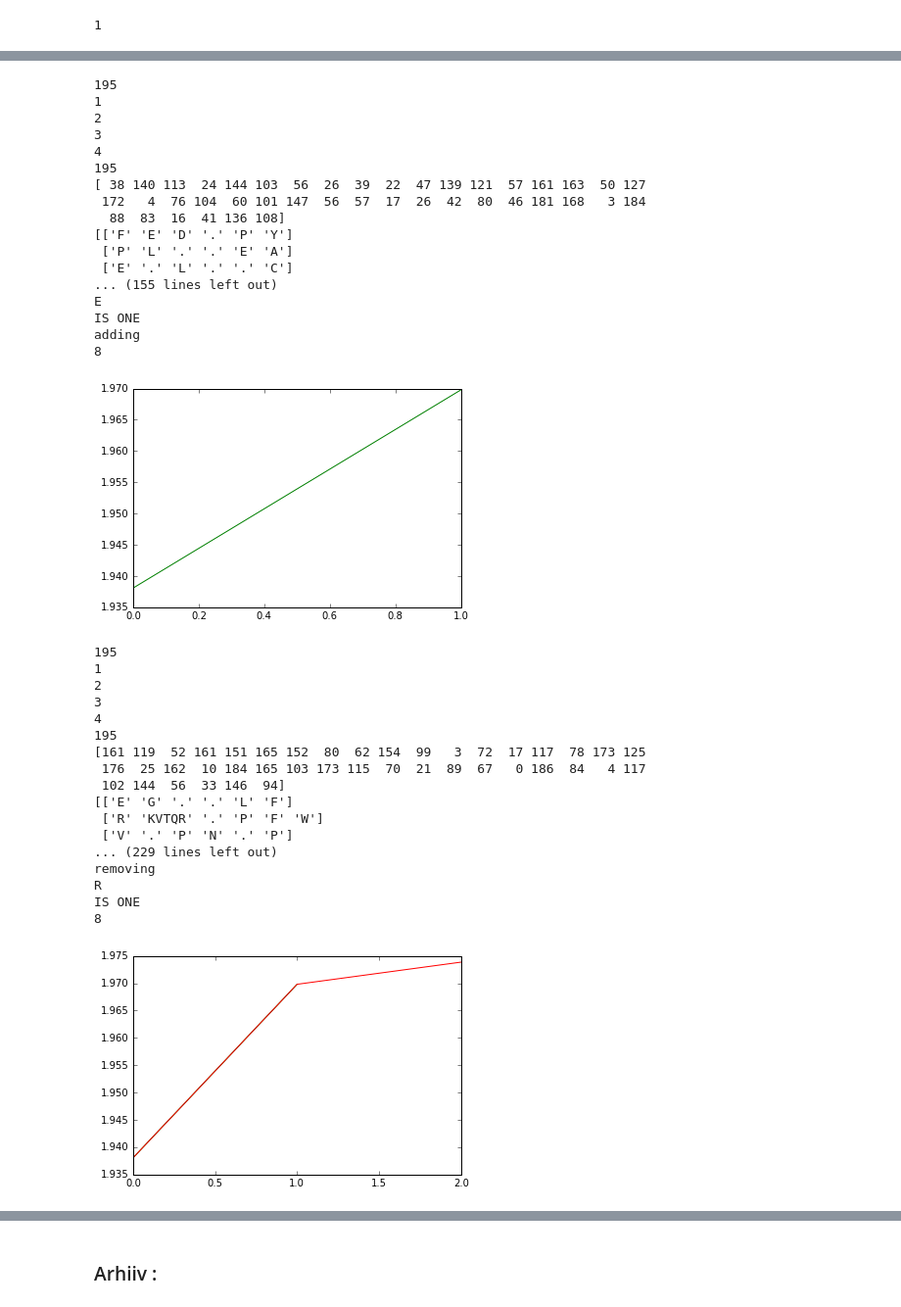
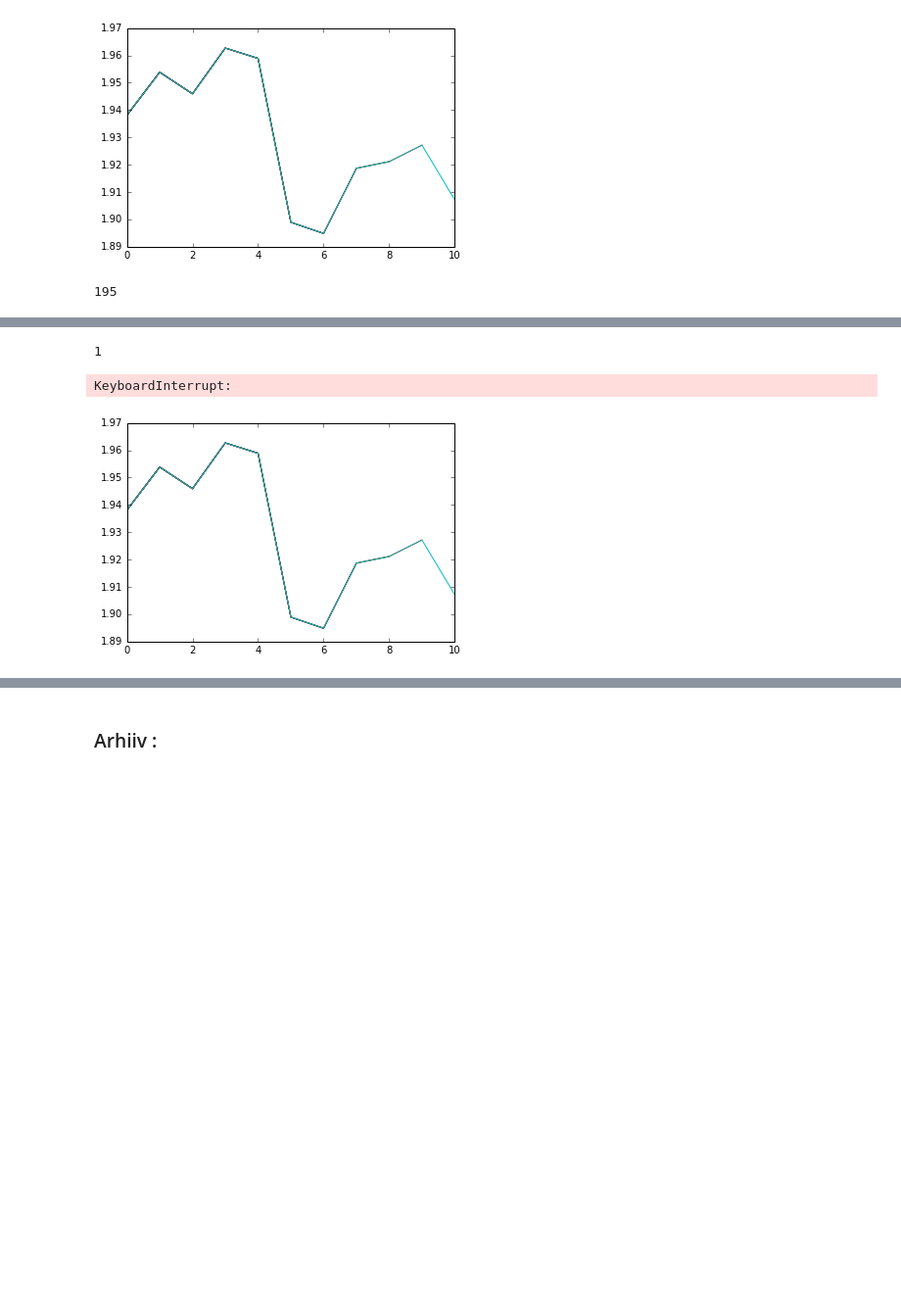
Before and after one commit to Markusli/text_algorithms, a Jupyter notebook: Untitled.ipynb, the cells around one changed output, grey strips where cells are left out. Shown at 98% size. Saved outputs shown, nothing was run; the diff lists cells and outputs as text; code cells hidden in the pictures; blank space fills up the shorter version.

```diff
--- a/Untitled.ipynb
+++ b/Untitled.ipynb
@@ -51,8 +39,5 @@ testLength = len(peptides)
 # %%
-
-
-
-
+#CONSTRUCT GRAPH--------------------------------
 g = gt.Graph()
 
 e_weight = g.new_edge_property("int")
@@ -63,7 +48,7 @@ v_letter = g.new_vertex_property('string')
 g.vertex_properties['letters'] = v_letter
 
 root = g.add_vertex(1)
-for i in tqdm.tqdm(range(testLength)):
+for i in tqdm.tqdm(range(peptidesToAdd)):
     peptide = peptides[i]
     current = root
     for letter in peptide:
@@ -89,5 +68,6 @@ NameError: name 'g' is not defined
 # %%
-g = pickle.load(open('full_graph.p', 'rb'))
+#LOAD COLORED GRAPH--------------------------------
+g = pickle.load(open(graph_filename, 'rb'))
 root = [x for x in list(g.vertices()) if x.in_degree() == 0][0]
 e_weight = g.edge_properties['weights']
 e_colored = g.edge_properties['colors']
@@ -98,12 +75,9 @@ gt.graph_draw(g, pos=pos,edge_color=e_colored)
 # %%
+#COLOR GRAPH--------------------------------
 patterns = patterns_df['Pat?()']
-
-#print(len(patterns))
 
 def ifBetterThanRandom(amountOfPatterns,weight, depth):
     threshold = amountOfPatterns*(1/20)**depth
-    #print(depth)
-    #print(weight,threshold)
     if weight > threshold:
         return True
     else:
@@ -120,28 +94,21 @@ for pattern in patterns:
         depth += 1
         for current in vertices:
             if letter == '.':
-                #print('Found points')
                 for neighbor in list(current.out_neighbours()):
                     edge = g.edge(current,neighbor)
                     weight = e_weight[edge]
-                    #print(weight)
-                    if ifBetterThanRandom(testLength, weight, depth):
+                    if ifBetterThanRandom(peptidesToAdd, weight, depth):
                         e_colored[edge] = 1
                         nextVertices.add(neighbor)
-                    #else:
-                    #    print("NOT")
             else:
                 try:
                     neighbor = [x for x in current.out_neighbours() if v_letter[x] == letter][0]
                 except IndexError:
                     continue
-                #print("NEW")
-                #print(letter)
-                #print(v_letter[neighbor])
                 edge = g.edge(current,neighbor)
                 weight = e_weight[edge]
-                if ifBetterThanRandom(testLength, weight, depth):
+                if ifBetterThanRandom(peptidesToAdd, weight, depth):
                     e_colored[edge] = 1
                     nextVertices.add(neighbor)
-                #else:
-                #    print("NOT2")
+
+pickle.dump(g, open(graph_filename, 'wb'))
@@ -362,9 +326,3 @@ def crossover_at_index(individual1,individual2):
     return [individual1,individual2]
 
 candidates = pd.read_csv('data/specs_out.txt',sep='\t')['Pat?()'].values
-# %%
-print(np.random.choice(list(ALPHABET),1))
-
-for i in range(100):
-    #print(mutate(['A','A','A','A','A','A','A','A','A']))
-    print(mutate(['.','ABC','.','ABC','.','ABC','.','ABC','.','ABC']))
@@ -389,5 +329,5 @@ REMOVE ONE
 # %%
-individuals = [list(x) for x in candidates if len(x) == 6]
+individuals = [list(x) for x in candidates if len(x) == PEPTIDE_LENGTH]
 initial_individuals = individuals[:]
 CANDIDATES = 175
 GENERATIONS = 50
@@ -557,11 +497,12 @@ with Parallel(n_jobs=3) as parallel:
         scores.append(current_score)
         #if iteration % 10 == 0:
         pl.plot(list(range(len(scores))),scores)
-        #display.clear_output(wait=True)
+        display.clear_output(wait=True)
         display.display(pl.gcf())
         print(len(individuals))
         #print(individuals)
         #print(individuals[indicesToMutate])
         time.sleep(1.0)
 # %% [output]
+[figure, new version]
-1
+195
@@ -586,36 +526,3 @@ changing
-195
 1
-2
-3
-4
-195
-[ 38 140 113  24 144 103  56  26  39  22  47 139 121  57 161 163  50 127
- 172   4  76 104  60 101 147  56  57  17  26  42  80  46 181 168   3 184
-  88  83  16  41 136 108]
-[['F' 'E' 'D' '.' 'P' 'Y']
- ['P' 'L' '.' '.' 'E' 'A']
- ['E' '.' 'L' '.' '.' 'C']
-... (155 lines left out)
-E
-IS ONE
-adding
-8
+KeyboardInterrupt:
-[figure, old version]
+[figure, new version]
-195
-1
-2
-3
-4
-195
-[161 119  52 161 151 165 152  80  62 154  99   3  72  17 117  78 173 125
- 176  25 162  10 184 165 103 173 115  70  21  89  67   0 186  84   4 117
- 102 144  56  33 146  94]
-[['E' 'G' '.' '.' 'L' 'F']
- ['R' 'KVTQR' '.' 'P' 'F' 'W']
- ['V' '.' 'P' 'N' '.' 'P']
-... (229 lines left out)
-removing
-R
-IS ONE
-8
-[figure, removed]
```
Also changed, not shown: parts of 18 cells of this notebook.
